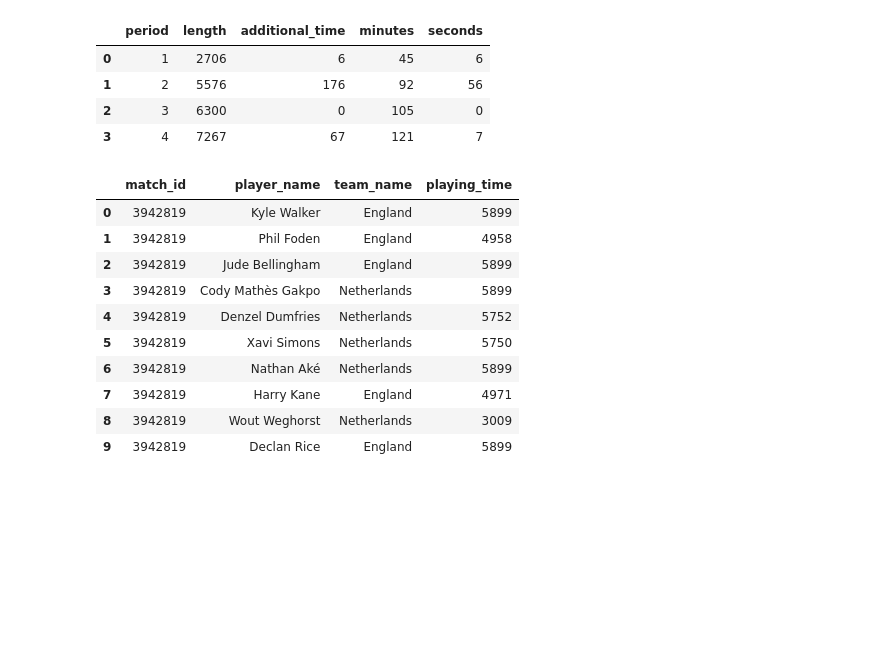
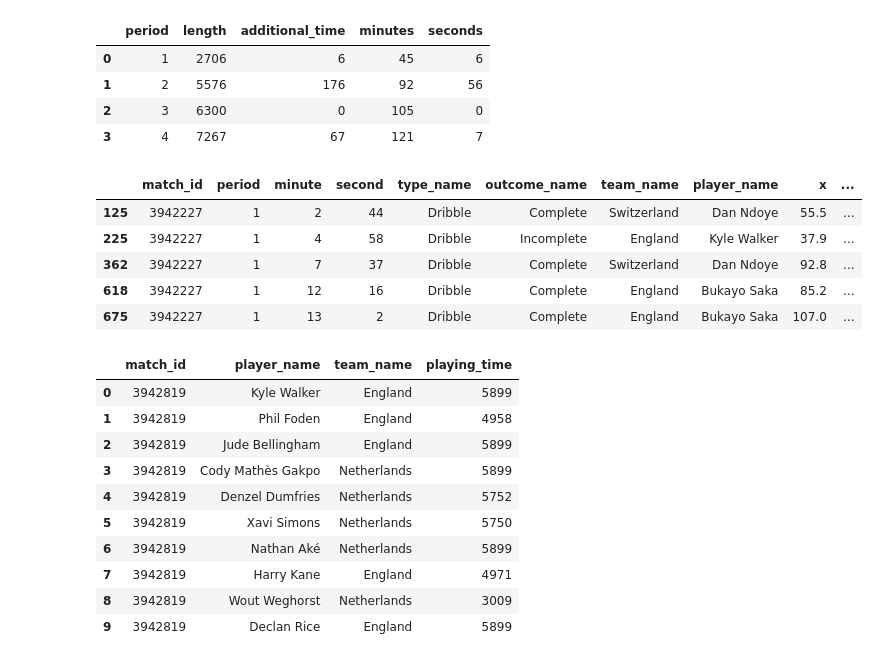
Before and after one commit to MarijnSt/soccermatics-project-1, a Jupyter notebook: per_90.ipynb, the cells around one changed output. Drawn from its saved outputs; the diff is of its cells as text; code cells hidden in the pictures; blank space fills up the shorter version.

Commit message:
refactor: seperate get_dribble_events function

```diff
--- a/per_90.ipynb
+++ b/per_90.ipynb
@@ -67,6 +67,22 @@ df_periods.head(10)
 | 1 | 2 | 5576 | 176 | 92 | 56 |
 | 2 | 3 | 6300 | 0 | 105 | 0 |
 | 3 | 4 | 7267 | 67 | 121 | 7 |
+# %%
+def get_dribble_events(df):
+    dribbles_mask = (df['type_name'] == 'Dribble')
+    driblles_columns = ['match_id', 'period', 'minute', 'second', 'type_name', 'outcome_name', 'team_name', 'player_name', 'x', 'y']
+    df_dribbles = df.loc[dribbles_mask, driblles_columns]
+    return df_dribbles
+
+df_dribbles = get_dribble_events(df)
+df_dribbles.head()
+# %% [output]
+|  | match_id | period | minute | second | type_name | outcome_name | team_name | player_name | x | ... |
+| 125 | 3942227 | 1 | 2 | 44 | Dribble | Complete | Switzerland | Dan Ndoye | 55.5 | ... |
+| 225 | 3942227 | 1 | 4 | 58 | Dribble | Incomplete | England | Kyle Walker | 37.9 | ... |
+| 362 | 3942227 | 1 | 7 | 37 | Dribble | Complete | Switzerland | Dan Ndoye | 92.8 | ... |
+| 618 | 3942227 | 1 | 12 | 16 | Dribble | Complete | England | Bukayo Saka | 85.2 | ... |
+| 675 | 3942227 | 1 | 13 | 2 | Dribble | Complete | England | Bukayo Saka | 107.0 | ... |
 # %%
 def get_dribbles_and_playing_time_df(match_id):
     df = parser.event(match_id)[0]
```
